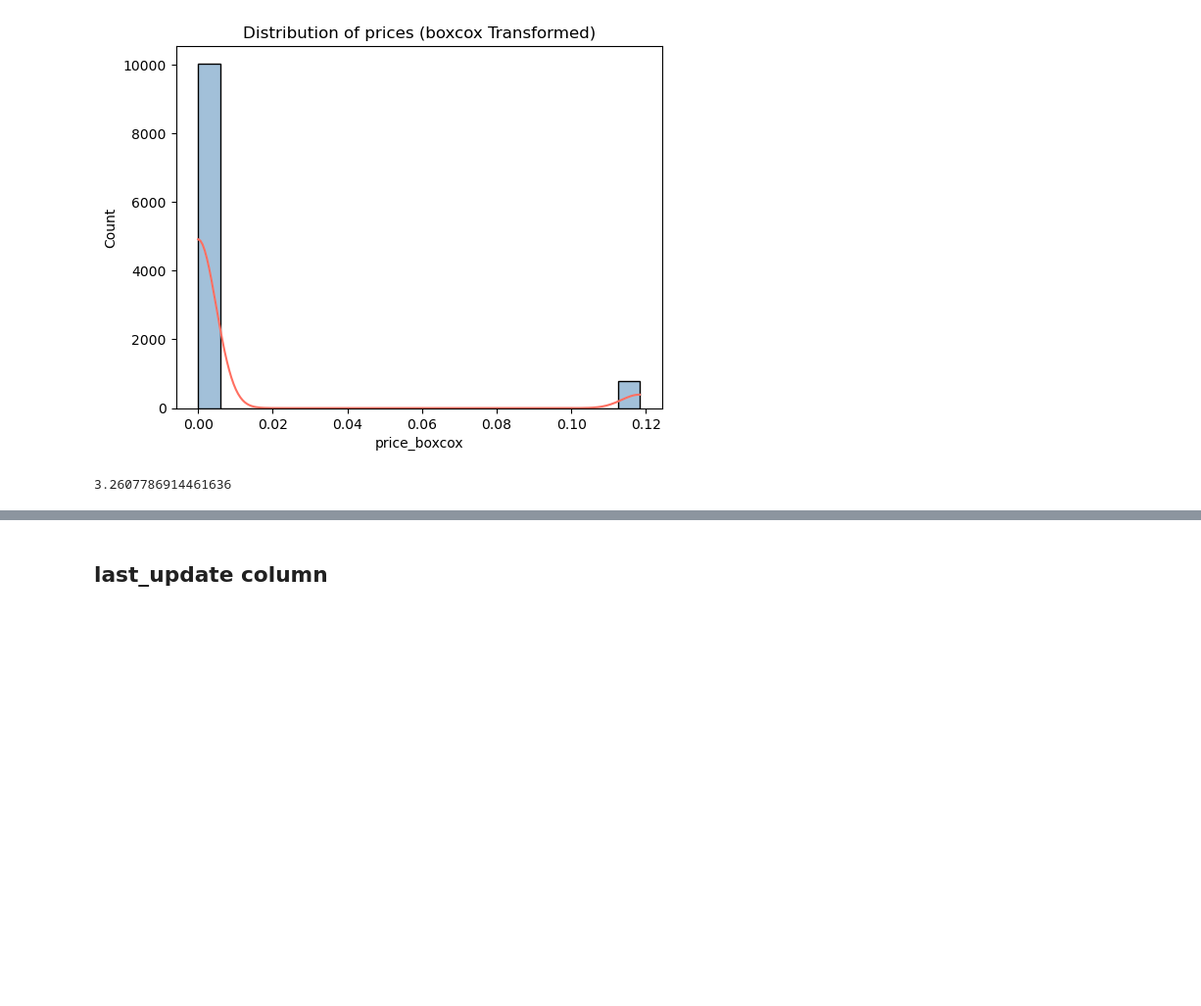
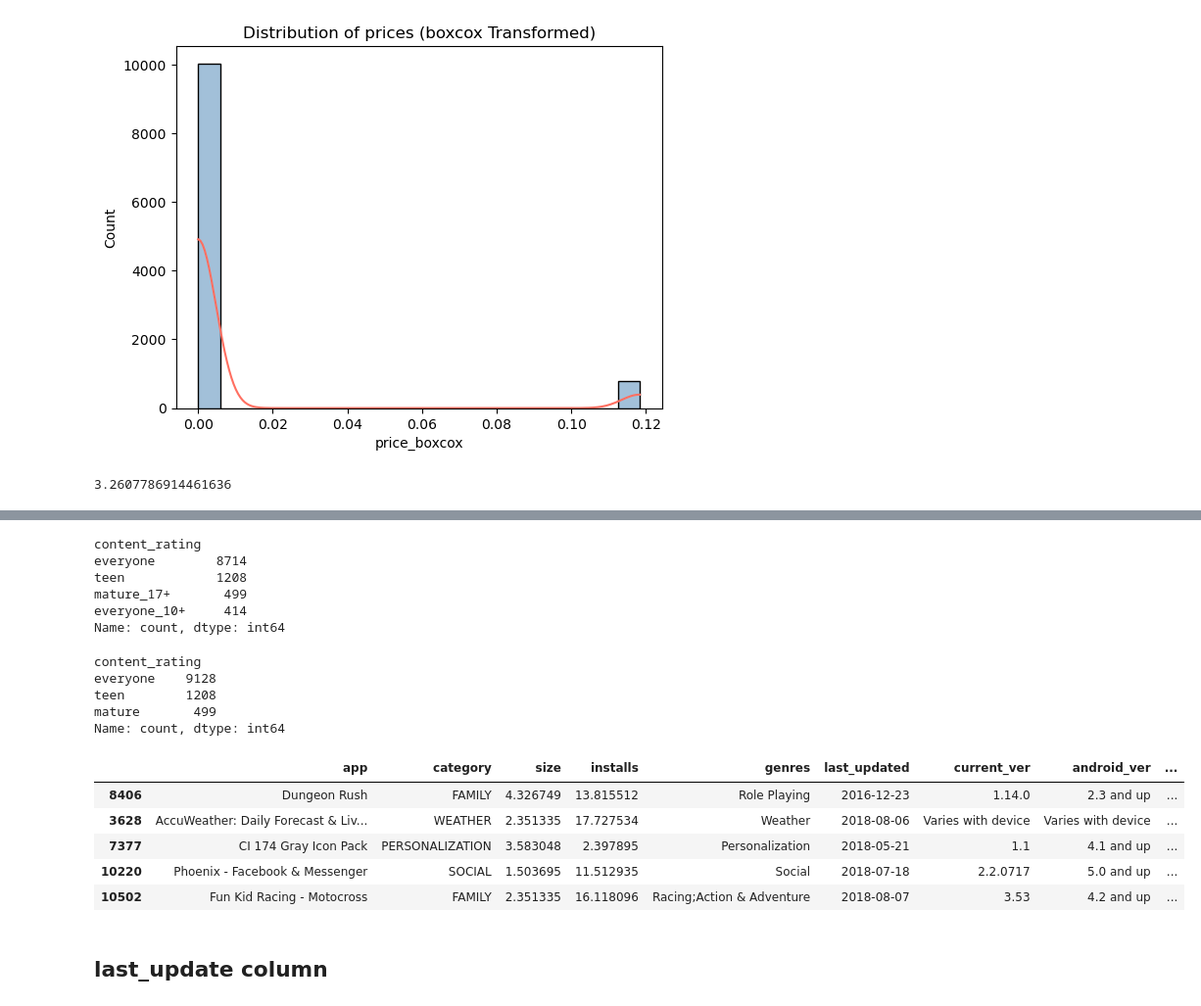
Before and after one commit to danial-baraty/ML-projs, a Jupyter notebook: googleplaystore/Mini Project 1.ipynb, the cells around one changed output, grey strips where cells are left out. Shown: that part at 98% size. Saved outputs shown, nothing was run; the diff lists cells and outputs as text; code cells hidden in the pictures; blank space fills up the shorter version.

Commit message:
'Content Rating' column cleaned and preprocessed using One-Hot encoding

```diff
--- a/googleplaystore/Mini Project 1.ipynb
+++ b/googleplaystore/Mini Project 1.ipynb
@@ -500,3 +517,47 @@ df = df.drop(columns=['price'])
+# %%
+df['content_rating'] = df['content_rating'].str.lower().str.replace(' ', '_')
+# %%
+# Remove rare content_rating categories: 'Adults only 18+' and 'Unrated'
+# Only 5 rows in total, so they don't affect the model much
+df = df[~df['content_rating'].isin(['adults_only_18+', 'unrated'])]
+# %%
+df['content_rating'].value_counts()
+# %% [output]
+content_rating
+everyone        8714
+teen            1208
+mature_17+       499
+everyone_10+     414
+Name: count, dtype: int64
+# %%
+df['content_rating'] = df['content_rating'].replace({
+    'mature_17+': 'mature',
+    'everyone_10+': 'everyone'
+})
+# %%
+df['content_rating'].value_counts()
+# %% [output]
+content_rating
+everyone    9128
+teen        1208
+mature       499
+Name: count, dtype: int64
+# %%
+# Note: Ordinal encoding is not used; One-Hot is applied instead
+# because the distances between categories are not equal:
+# the distance from 'everyone' to 'teen' is not the same as from 'teen' to 'mature'.
+
+ratings_onehot = pd.get_dummies(df['content_rating'], prefix='rating')
+df = pd.concat([df, ratings_onehot], axis=1).drop(columns=['content_rating'])
+# %%
+df.sample(5)
+# %% [output]
+|  | app | category | size | installs | genres | last_updated | current_ver | android_ver | ... |
+| 8406 | Dungeon Rush | FAMILY | 4.326749 | 13.815512 | Role Playing | 2016-12-23 | 1.14.0 | 2.3 and up | ... |
+| 3628 | AccuWeather: Daily Forecast & Liv... | WEATHER | 2.351335 | 17.727534 | Weather | 2018-08-06 | Varies with device | Varies with device | ... |
+| 7377 | CI 174 Gray Icon Pack | PERSONALIZATION | 3.583048 | 2.397895 | Personalization | 2018-05-21 | 1.1 | 4.1 and up | ... |
+| 10220 | Phoenix - Facebook & Messenger | SOCIAL | 1.503695 | 11.512935 | Social | 2018-07-18 | 2.2.0717 | 5.0 and up | ... |
+| 10502 | Fun Kid Racing - Motocross | FAMILY | 2.351335 | 16.118096 | Racing;Action & Adventure | 2018-08-07 | 3.53 | 4.2 and up | ... |
 # %% [markdown]
 ## last_update column
 # %%
```
Also changed, not shown: parts of 4 cells of this notebook.
